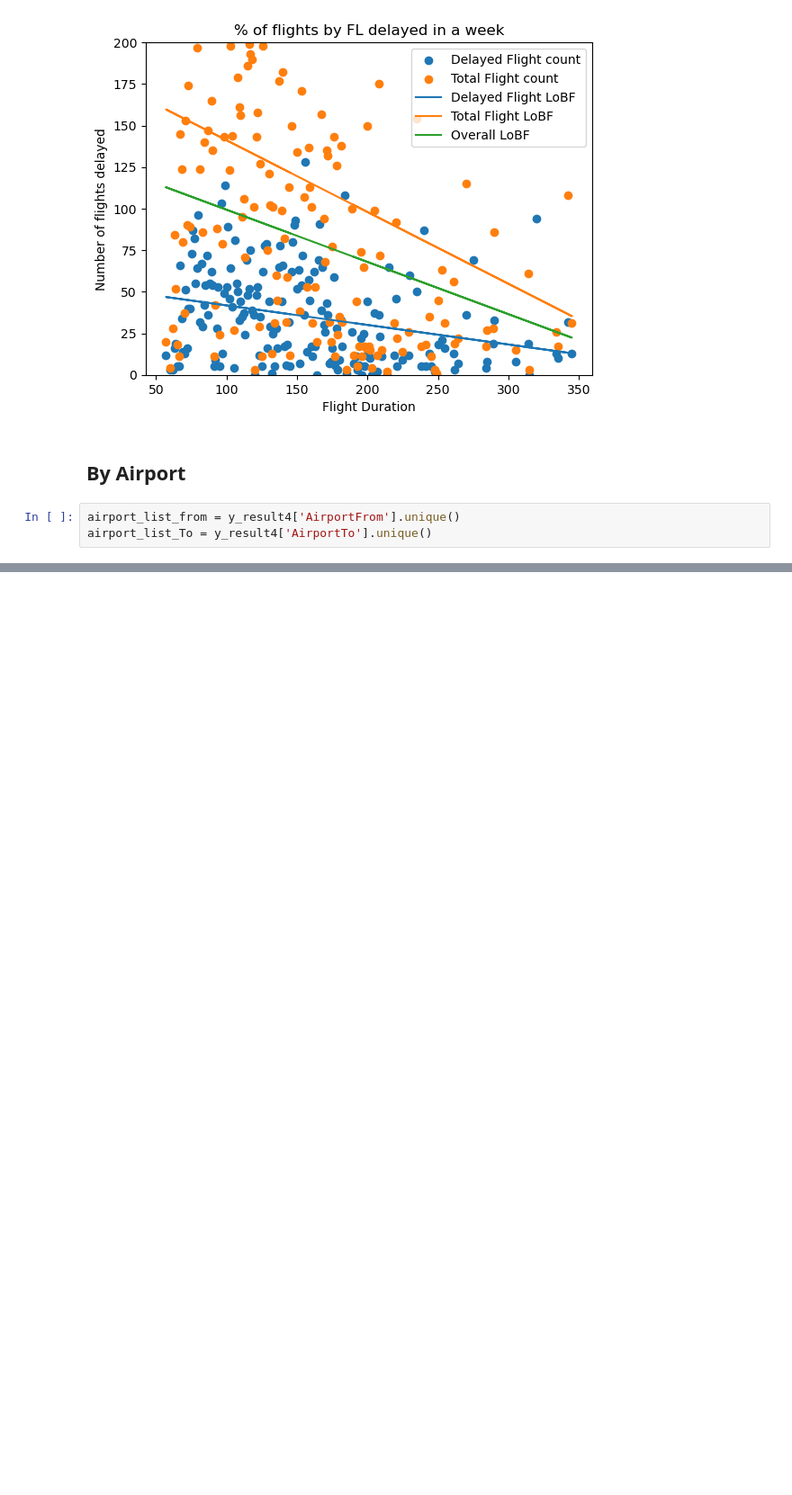
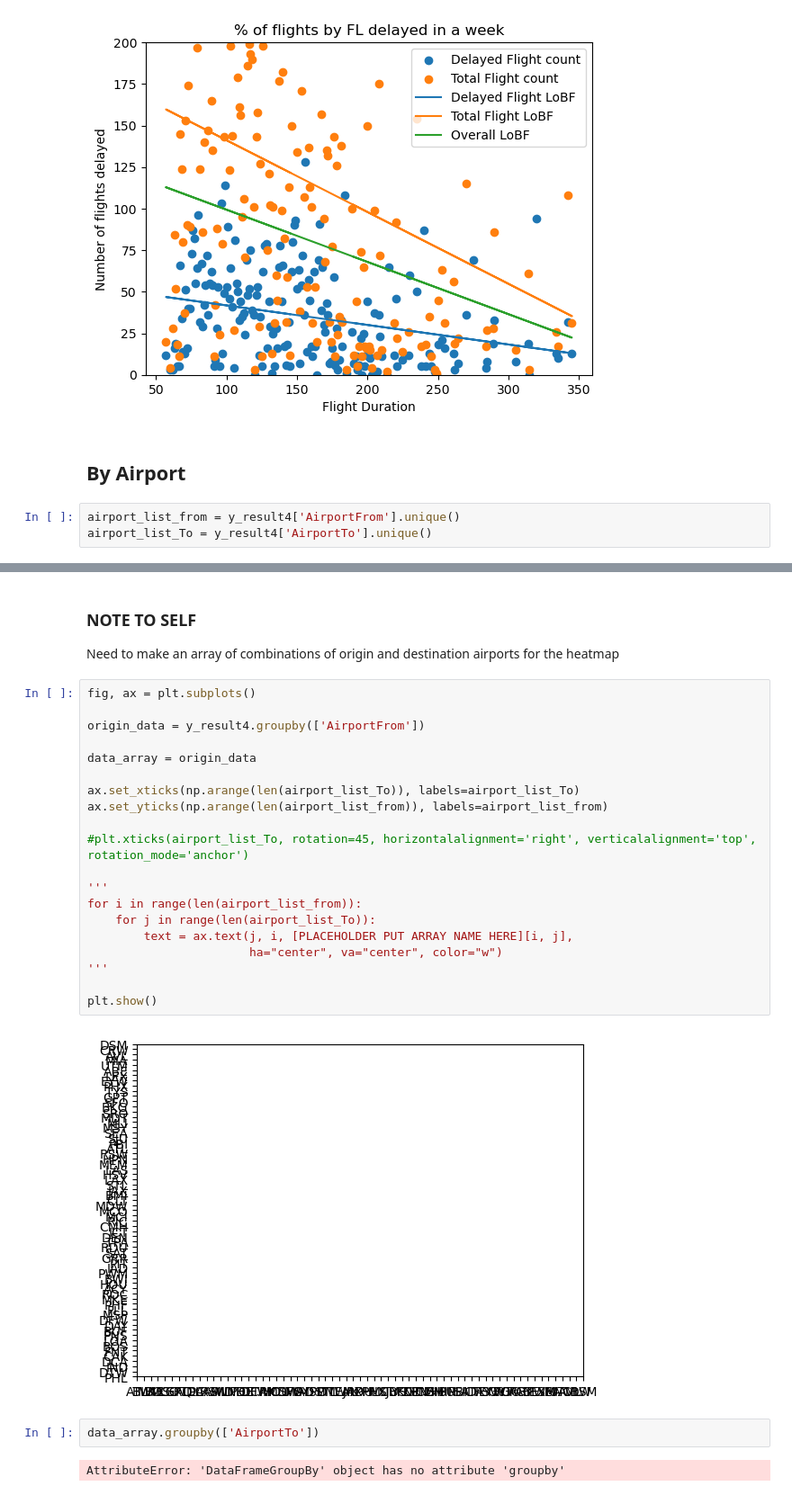
Before and after one commit to ltcolscotty/AirlinesProject, a Jupyter notebook: AirlineAnalysis.ipynb, the cells around one changed output, grey strips where cells are left out. Shown at 90% size. Cells and saved outputs as stored; diff of their text form; blank space fills up the shorter version.

```diff
--- a/AirlineAnalysis.ipynb
+++ b/AirlineAnalysis.ipynb
@@ -209,0 +253,30 @@ plt.show()
+# %% [markdown]
+### NOTE TO SELF
+
+Need to make an array of combinations of origin and destination airports for the heatmap
+# %%
+fig, ax = plt.subplots()
+
+origin_data = y_result4.groupby(['AirportFrom'])
+
+data_array = origin_data
+
+ax.set_xticks(np.arange(len(airport_list_To)), labels=airport_list_To)
+ax.set_yticks(np.arange(len(airport_list_from)), labels=airport_list_from)
+
+#plt.xticks(airport_list_To, rotation=45, horizontalalignment='right', verticalalignment='top', rotation_mode='anchor')
+
+'''
+for i in range(len(airport_list_from)):
+    for j in range(len(airport_list_To)):
+        text = ax.text(j, i, [PLACEHOLDER PUT ARRAY NAME HERE][i, j],
+                       ha="center", va="center", color="w")
+'''
+
+plt.show()
+# %% [output]
+[figure, added]
+# %%
+data_array.groupby(['AirportTo'])
+# %% [output]
+AttributeError: 'DataFrameGroupBy' object has no attribute 'groupby'
```
Also changed, not shown: parts of 7 cells of this notebook.
